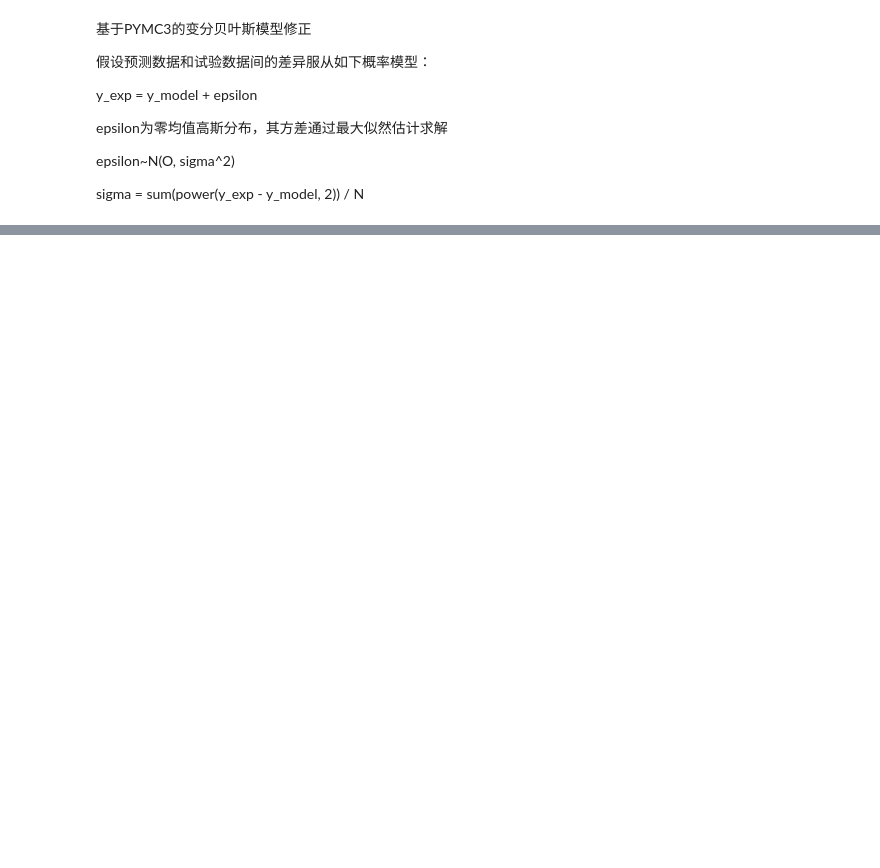
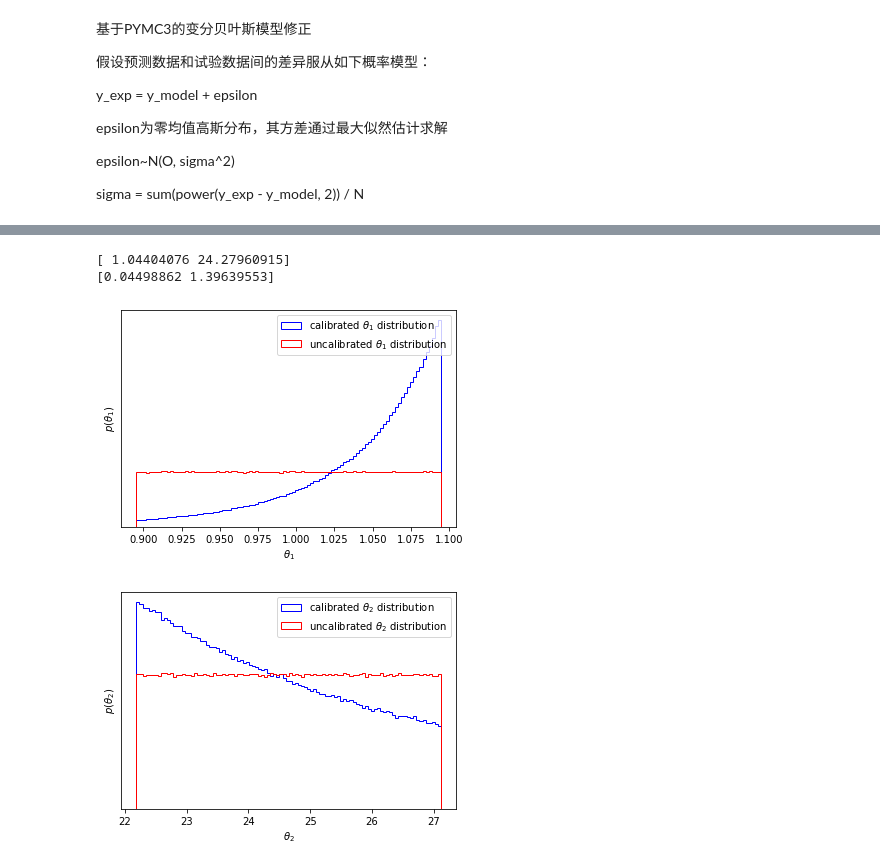
Before and after one commit to bominwang/Bayesian-statistics-method, a Jupyter notebook: BC_MCMC_demo.ipynb, the cells around one changed output, grey strips where cells are left out. Saved outputs shown, nothing was run; the diff lists cells and outputs as text; code cells hidden in the pictures; blank space fills up the shorter version.

```diff
--- a/BC_MCMC_demo.ipynb
+++ b/BC_MCMC_demo.ipynb
@@ -191,0 +260,34 @@ displot_calibrated_space(samples[20000:,:])
+# %%
+from multiprocessing import Pool
+ndim = 2
+nwalkers = 500
+pos = np.random.rand(nwalkers, ndim) * np.array([[0.1, 0.1]]) + np.array([[0.995, 24.65]])
+with Pool() as pool:
+  sampler = emcee.EnsembleSampler(nwalkers, ndim, log_posterior(ins_exp, lab_exp, Mathematical_examples_1.func_2).log_posterior, pool=pool)
+  sampler.run_mcmc(pos, 5000, progress=True)
+# %%
+samples = sampler.get_chain(flat=True)
+print(np.mean(samples, axis=0))
+print(np.std(samples, axis=0))
+samples = sampler.get_chain(flat=True)
+plt.figure(1)
+original_theta1 = np.random.uniform(low = 0.995 - 0.1 * 0.995, high = 0.995 + 0.1 * 0.995, size = [samples[20000:,0].shape[0]])
+plt.hist(samples[20000:, 0], 100, color="b", histtype="step", label = r'calibrated $\theta_1$ distribution')
+plt.hist(original_theta1, 100, color="r", histtype="step", label = r'uncalibrated $\theta_1$ distribution')
+plt.xlabel(r"$\theta_1$")
+plt.ylabel(r"$p(\theta_1)$")
+plt.legend(loc = 1)
+plt.gca().set_yticks([]);
+plt.figure(2)
+original_theta2 = np.random.uniform(low = 24.65 - 0.1 * 24.65, high = 24.65 + 0.1 * 24.65, size = [samples[20000:,0].shape[0]])
+plt.hist(samples[20000:, 1], 100, color="b", histtype="step", label = r'calibrated $\theta_2$ distribution')
+plt.hist(original_theta2, 100, color="r", histtype="step", label = r'uncalibrated $\theta_2$ distribution')
+plt.xlabel(r"$\theta_2$")
+plt.ylabel(r"$p(\theta_2)$")
+plt.legend(loc = 1)
+plt.gca().set_yticks([]);
+# %% [output]
+[ 1.04404076 24.27960915]
+[0.04498862 1.39639553]
+[figure, added]
+[figure, added]
```
Also changed, not shown: parts of 32 cells of this notebook.
